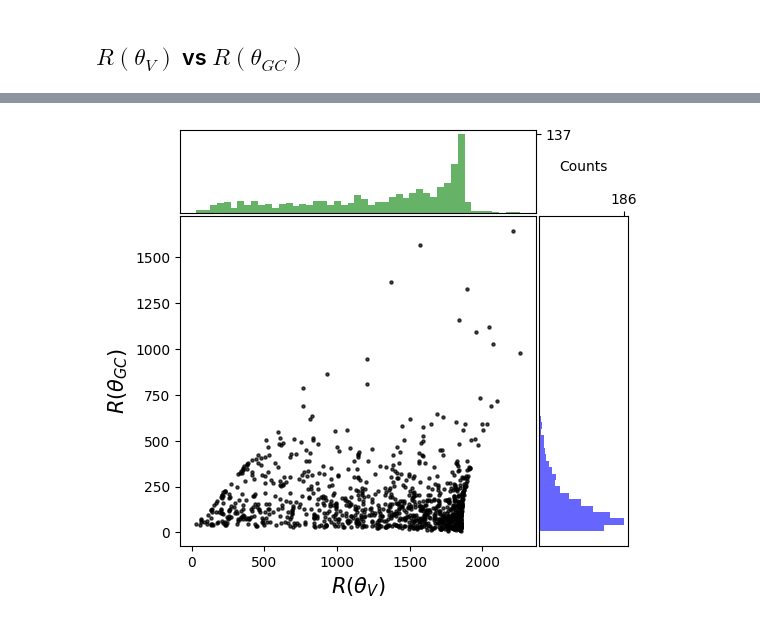
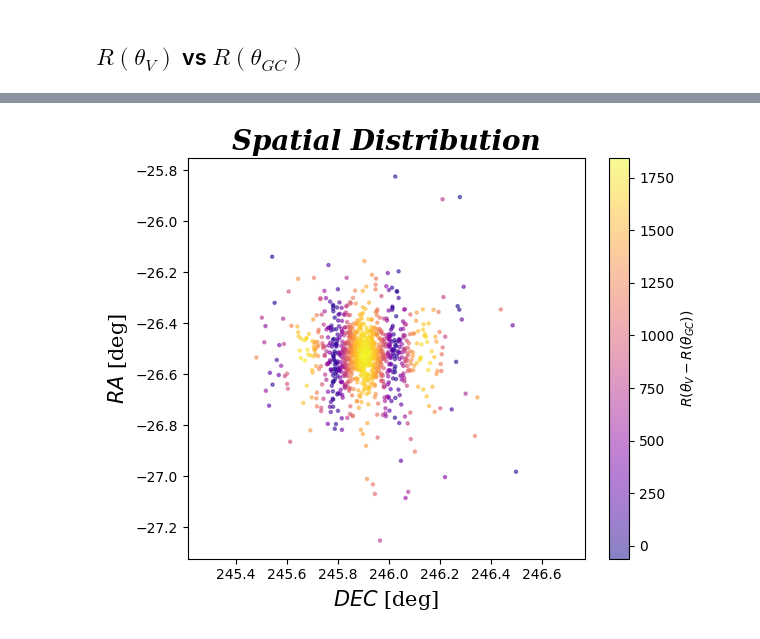
Before and after one commit to pietroferraiuolo/GRASP, a Jupyter notebook: scripts/n6121_analysis.ipynb, the cells around one changed output, grey strips where cells are left out. Saved outputs shown, nothing was run; the diff lists cells and outputs as text; code cells hidden in the pictures.

```diff
--- a/scripts/n6121_analysis.ipynb
+++ b/scripts/n6121_analysis.ipynb
@@ -369,4 +352,4 @@ x_0   = 64.37
 # %%
-grasp.plots.doubleHistScatter(R_V, R_GC, xlabel=r'$R(\theta_V)$', ylabel=r'$R(\theta_{GC})$')
+grasp.plots.spatial(aps, color=R_V-R_GC, colorbar=True, colorbar_label=r'$R(\theta_{V}-R(\theta_{GC}))$', cmap='plasma')
 # %% [output]
-[figure, old version]
+[figure, new version]
```
Also changed, not shown: parts of 24 cells of this notebook, 1 other file.
